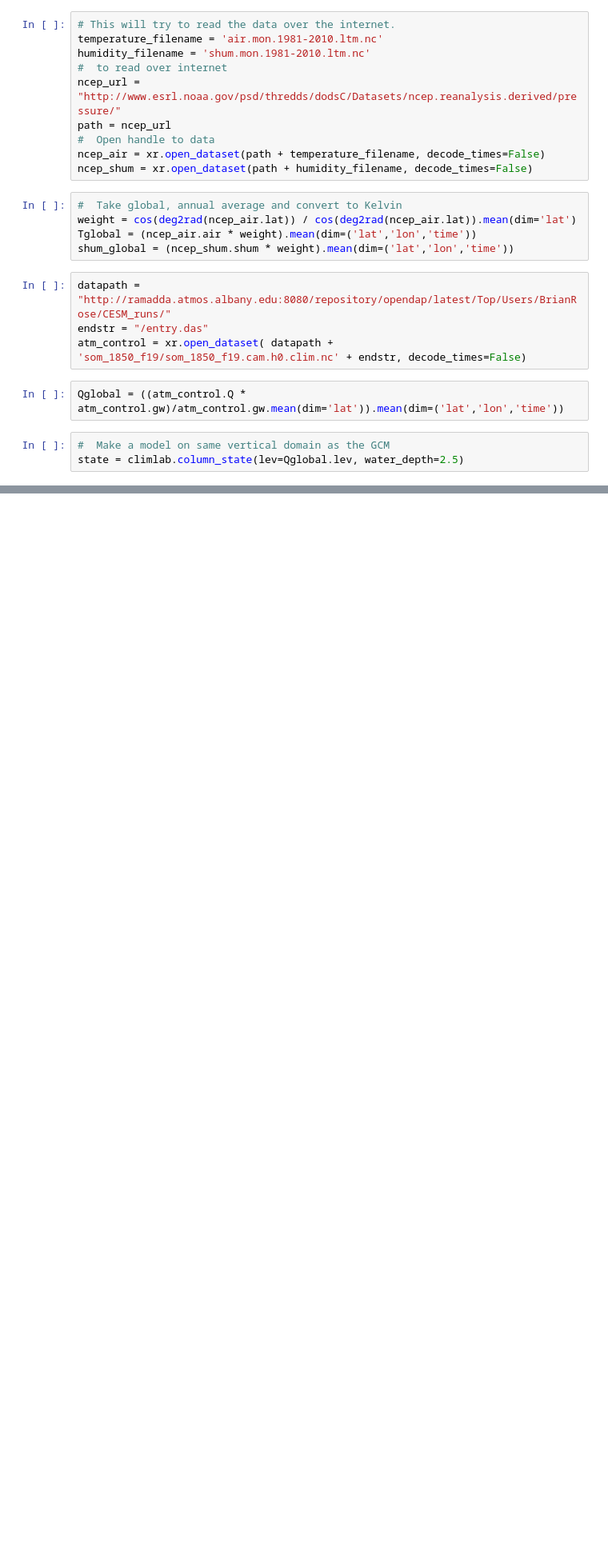
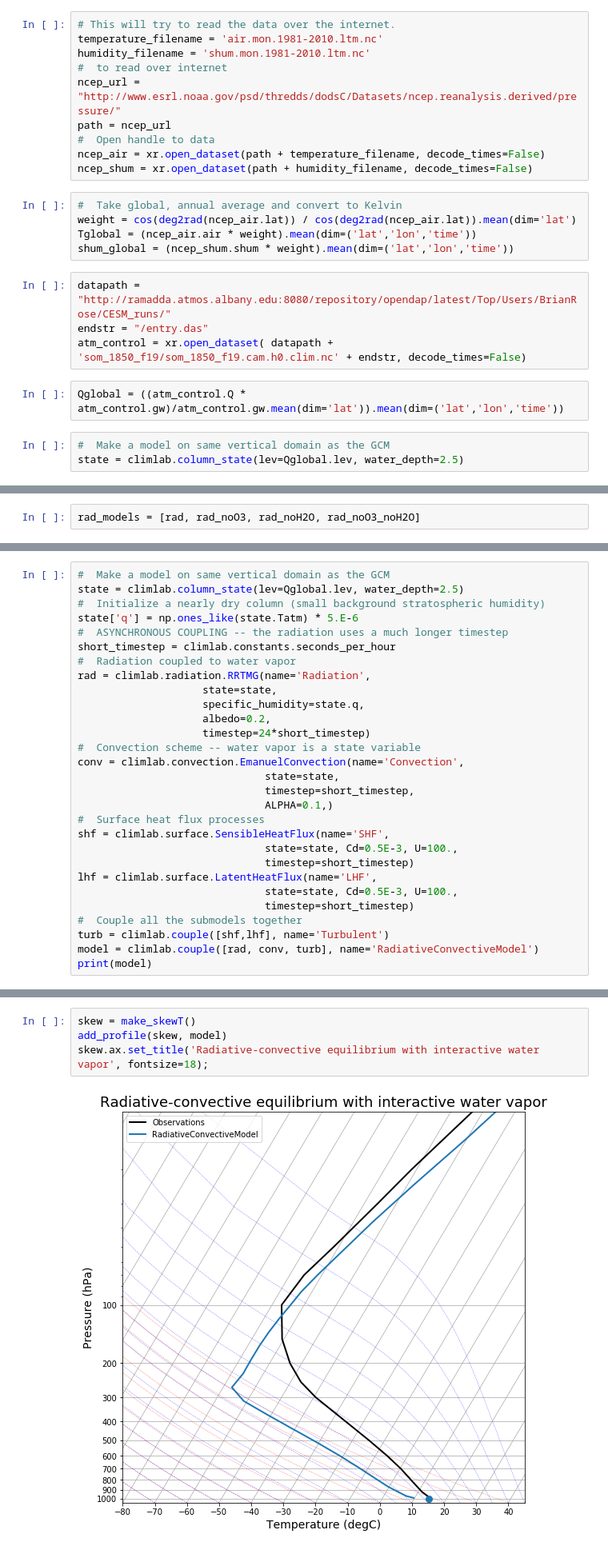
Before and after one commit to brian-rose/env-415, a Jupyter notebook: notes/VerticalProfiles.ipynb, the cells around one changed output, grey strips where cells are left out. Shown at 80% size. Saved outputs shown, nothing was run; the diff lists cells and outputs as text; blank space fills up the shorter version.

```diff
--- a/notes/VerticalProfiles.ipynb
+++ b/notes/VerticalProfiles.ipynb
@@ -66,0 +80,2 @@ rc_models = [rc, rc_noO3, rc_noH2O, rc_noO3_noH2O]
+# %%
+rad_models = [rad, rad_noO3, rad_noH2O, rad_noO3_noH2O]
@@ -117,0 +135,29 @@ fig
+# %%
+#  Make a model on same vertical domain as the GCM
+state = climlab.column_state(lev=Qglobal.lev, water_depth=2.5)
+#  Initialize a nearly dry column (small background stratospheric humidity)
+state['q'] = np.ones_like(state.Tatm) * 5.E-6
+#  ASYNCHRONOUS COUPLING -- the radiation uses a much longer timestep
+short_timestep = climlab.constants.seconds_per_hour
+#  Radiation coupled to water vapor
+rad = climlab.radiation.RRTMG(name='Radiation',
+                    state=state,
+                    specific_humidity=state.q,
+                    albedo=0.2,
+                    timestep=24*short_timestep)
+#  Convection scheme -- water vapor is a state variable
+conv = climlab.convection.EmanuelConvection(name='Convection',
+                              state=state,
+                              timestep=short_timestep,
+                              ALPHA=0.1,)
+#  Surface heat flux processes
+shf = climlab.surface.SensibleHeatFlux(name='SHF',
+                              state=state, Cd=0.5E-3, U=100.,
+                              timestep=short_timestep)
+lhf = climlab.surface.LatentHeatFlux(name='LHF',
+                              state=state, Cd=0.5E-3, U=100.,
+                              timestep=short_timestep)
+#  Couple all the submodels together
+turb = climlab.couple([shf,lhf], name='Turbulent')
+model = climlab.couple([rad, conv, turb], name='RadiativeConvectiveModel')
+print(model)
@@ -117,0 +187,6 @@ fig
+# %%
+skew = make_skewT()
+add_profile(skew, model)
+skew.ax.set_title('Radiative-convective equilibrium with interactive water vapor', fontsize=18);
+# %% [output]
+[figure, added]
```
Also changed, not shown: parts of 18 cells of this notebook.
